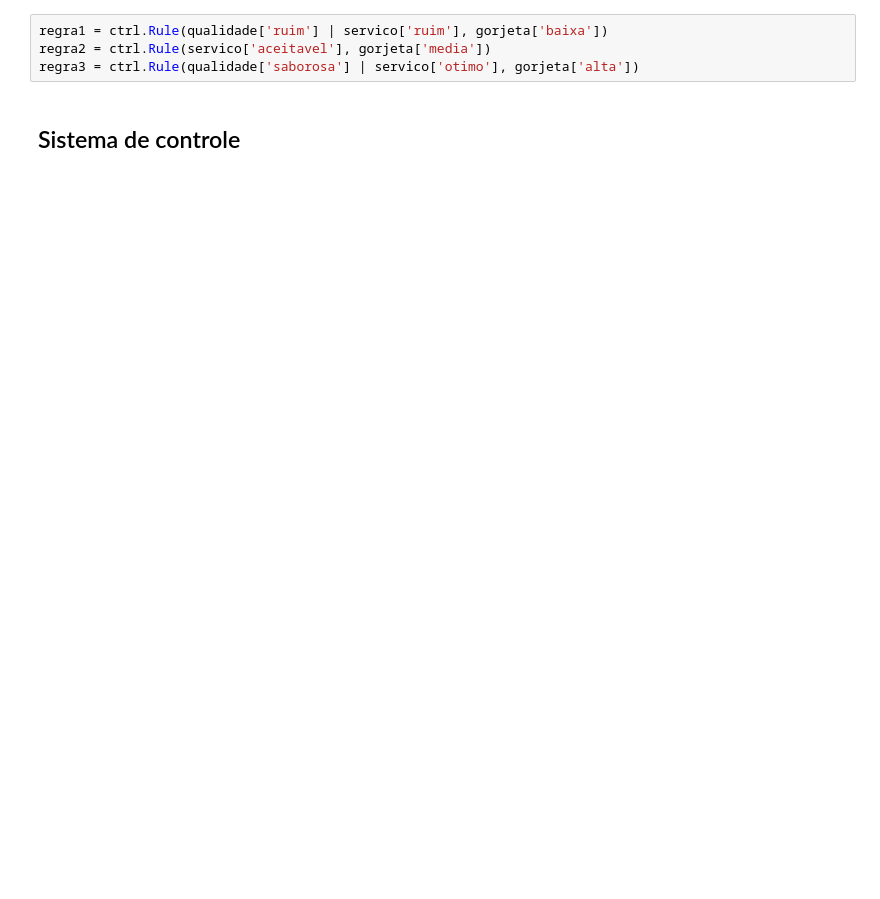
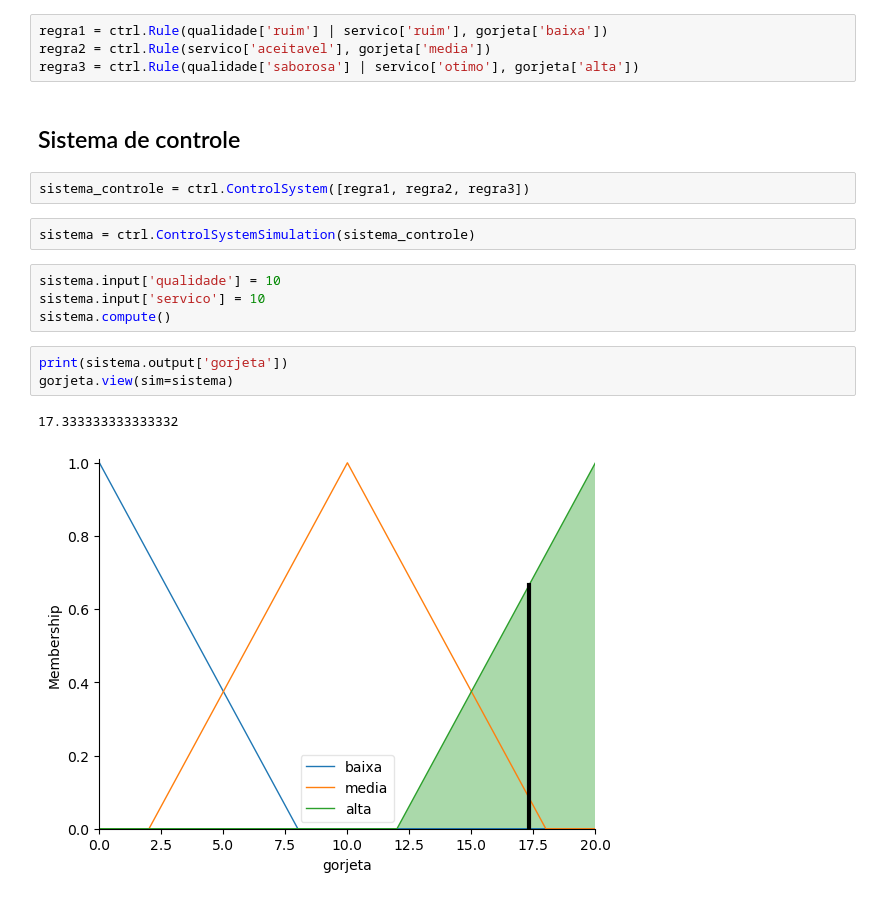
Before and after one commit to Thgm01/IA_Expert, a Jupyter notebook: Inteligência Artificial e Machine Learning/Parte 3 - Logica Fuzzy/gorjetas.ipynb, the cells around one changed output. Cells and saved outputs as stored; diff of their text form; blank space fills up the shorter version.

```diff
--- a/Inteligência Artificial e Machine Learning/Parte 3 - Logica Fuzzy/gorjetas.ipynb
+++ b/Inteligência Artificial e Machine Learning/Parte 3 - Logica Fuzzy/gorjetas.ipynb
@@ -61,3 +61,17 @@ regra2 = ctrl.Rule(servico['aceitavel'], gorjeta['media'])
 regra3 = ctrl.Rule(qualidade['saborosa'] | servico['otimo'], gorjeta['alta'])
 # %% [markdown]
 ## Sistema de controle
+# %%
+sistema_controle = ctrl.ControlSystem([regra1, regra2, regra3])
+# %%
+sistema = ctrl.ControlSystemSimulation(sistema_controle)
+# %%
+sistema.input['qualidade'] = 10
+sistema.input['servico'] = 10
+sistema.compute()
+# %%
+print(sistema.output['gorjeta'])
+gorjeta.view(sim=sistema)
+# %% [output]
+17.333333333333332
+[figure, added]
```
Also changed, not shown: parts of 1 cell of this notebook.
